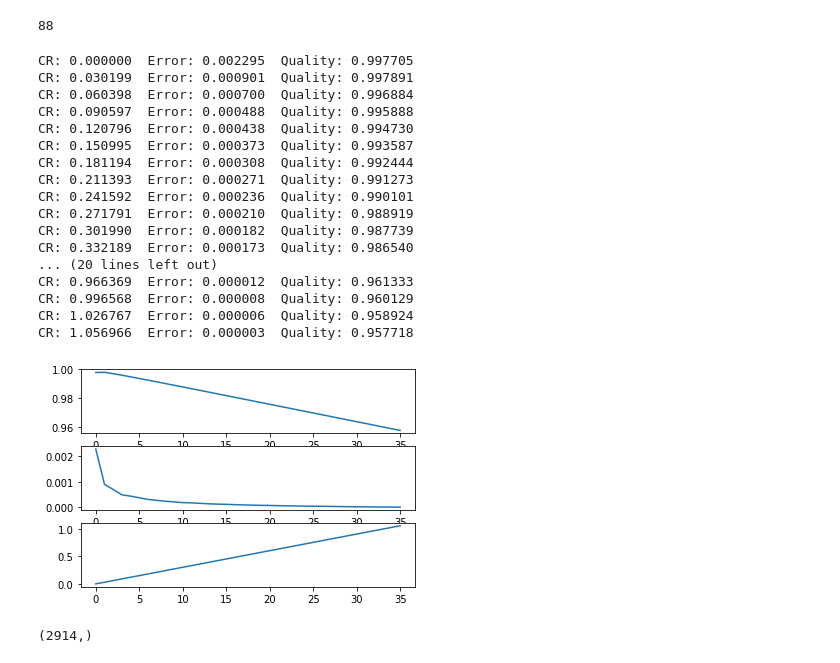
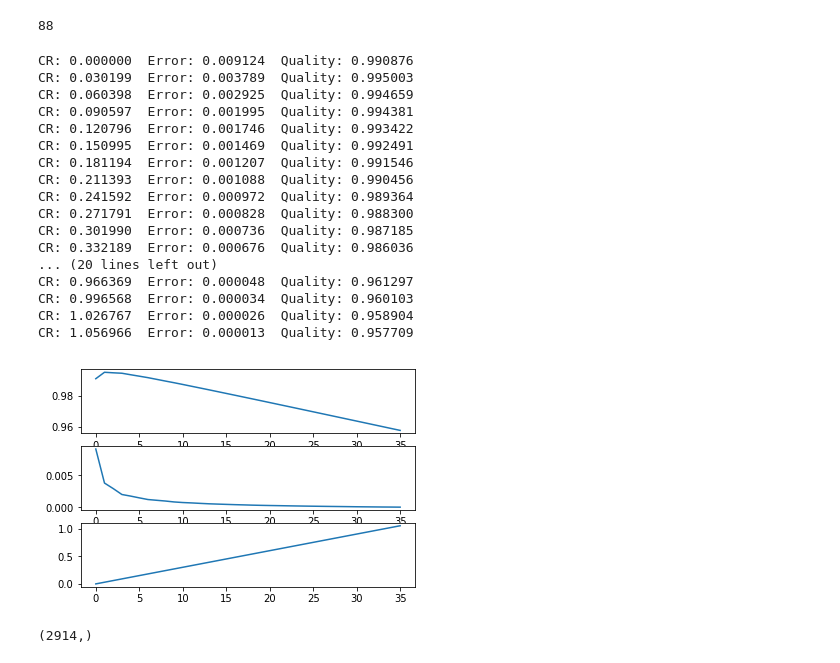
Before and after one commit to hkariti/anam, a Jupyter notebook: wet1/wet1.ipynb, the cells around one changed output. Cells and saved outputs as stored; diff of their text form; code cells hidden in the pictures.

```diff
--- a/wet1/wet1.ipynb
+++ b/wet1/wet1.ipynb
@@ -140,16 +136,16 @@ def restore_image(patches, image_width=47, image_height=62):
         for h in range(height_count + 1):
             patch = patches[patch_index]
             patch_index += 1
-            start_w_index = w*width
-            end_w_index = (w+1)*width
-            start_h_index = h*height
-            end_h_index = (h+1)*height
+            start_w_index = w*patch_width
+            end_w_index = (w+1)*patch_width
+            start_h_index = h*patch_height
+            end_h_index = (h+1)*patch_height
             if h == height_count and w == width_count:
-                image[-height:,-width:] = patch
+                image[-patch_height:,-patch_width:] = patch
             elif w == width_count:
-                image[start_h_index:end_h_index,-width:] = patch
+                image[start_h_index:end_h_index,-patch_width:] = patch
             elif h == height_count:
-                image[-height:,start_w_index:end_w_index] = patch
+                image[-patch_height:,start_w_index:end_w_index] = patch
             else:
                 image[start_h_index:end_h_index,start_w_index:end_w_index] = patch
     return image
@@ -176,7 +172,7 @@ patches_dataset = create_patches_db(normalized_images)
 from sklearn.decomposition import PCA
 # %%
 d = 5
-num_of_imgs_for_avg = 200
+num_of_imgs_for_avg = 800
 
 def compress_restore_image(image, pca_obj):
     patches = break_image(image)
@@ -192,50 +188,50 @@ def calc_quality(images, d):
     pca_obj.fit(patches_dataset)
     cr = (88 * d) / images[0].shape[0]
 
     distances = np.zeros(images.shape[0])
     for i in range(num_of_imgs_for_avg):
         image = images[np.random.randint(0, images.shape[0])]
         restored_image = compress_restore_image(image.reshape(62, 47), pca_obj)
         dist = np.abs(image-restored_image.reshape(-1)).mean()
         distances[i]= dist
     error = distances.mean()
     quality = 1- error - 0.04 * cr
     print("CR: %f" % cr, " Error: %f" % error, " Quality: %f" % quality)
     return quality, error, cr
 
 patch_size = 36
 quality = np.zeros(patch_size)
 error = np.zeros(patch_size)
 cr = np.zeros(patch_size)
 for d in range(patch_size):
     quality[d], error[d], cr[d] = calc_quality(normalized_images, d)
 plt.figure()
 plt.subplot(3,1,1)
 plt.plot(list(range(patch_size)), quality)
 plt.subplot(3,1,2)
 plt.plot(list(range(patch_size)), error)
 plt.subplot(3,1,3)
 plt.plot(list(range(patch_size)), cr)
 plt.show()
 # %% [output]
-CR: 0.000000  Error: 0.002295  Quality: 0.997705
-CR: 0.030199  Error: 0.000901  Quality: 0.997891
-CR: 0.060398  Error: 0.000700  Quality: 0.996884
-CR: 0.090597  Error: 0.000488  Quality: 0.995888
-CR: 0.120796  Error: 0.000438  Quality: 0.994730
-CR: 0.150995  Error: 0.000373  Quality: 0.993587
-CR: 0.181194  Error: 0.000308  Quality: 0.992444
-CR: 0.211393  Error: 0.000271  Quality: 0.991273
-CR: 0.241592  Error: 0.000236  Quality: 0.990101
-CR: 0.271791  Error: 0.000210  Quality: 0.988919
-CR: 0.301990  Error: 0.000182  Quality: 0.987739
-CR: 0.332189  Error: 0.000173  Quality: 0.986540
+CR: 0.000000  Error: 0.009124  Quality: 0.990876
+CR: 0.030199  Error: 0.003789  Quality: 0.995003
+CR: 0.060398  Error: 0.002925  Quality: 0.994659
+CR: 0.090597  Error: 0.001995  Quality: 0.994381
+CR: 0.120796  Error: 0.001746  Quality: 0.993422
+CR: 0.150995  Error: 0.001469  Quality: 0.992491
+CR: 0.181194  Error: 0.001207  Quality: 0.991546
+CR: 0.211393  Error: 0.001088  Quality: 0.990456
+CR: 0.241592  Error: 0.000972  Quality: 0.989364
+CR: 0.271791  Error: 0.000828  Quality: 0.988300
+CR: 0.301990  Error: 0.000736  Quality: 0.987185
+CR: 0.332189  Error: 0.000676  Quality: 0.986036
 ... (20 lines left out)
-CR: 0.966369  Error: 0.000012  Quality: 0.961333
-CR: 0.996568  Error: 0.000008  Quality: 0.960129
-CR: 1.026767  Error: 0.000006  Quality: 0.958924
-CR: 1.056966  Error: 0.000003  Quality: 0.957718
+CR: 0.966369  Error: 0.000048  Quality: 0.961297
+CR: 0.996568  Error: 0.000034  Quality: 0.960103
+CR: 1.026767  Error: 0.000026  Quality: 0.958904
+CR: 1.056966  Error: 0.000013  Quality: 0.957709
-[figure, old version]
+[figure, new version]
 # %%
 # %% [output]
 (2914,)
```
Also changed, not shown: parts of 1 cell of this notebook.
